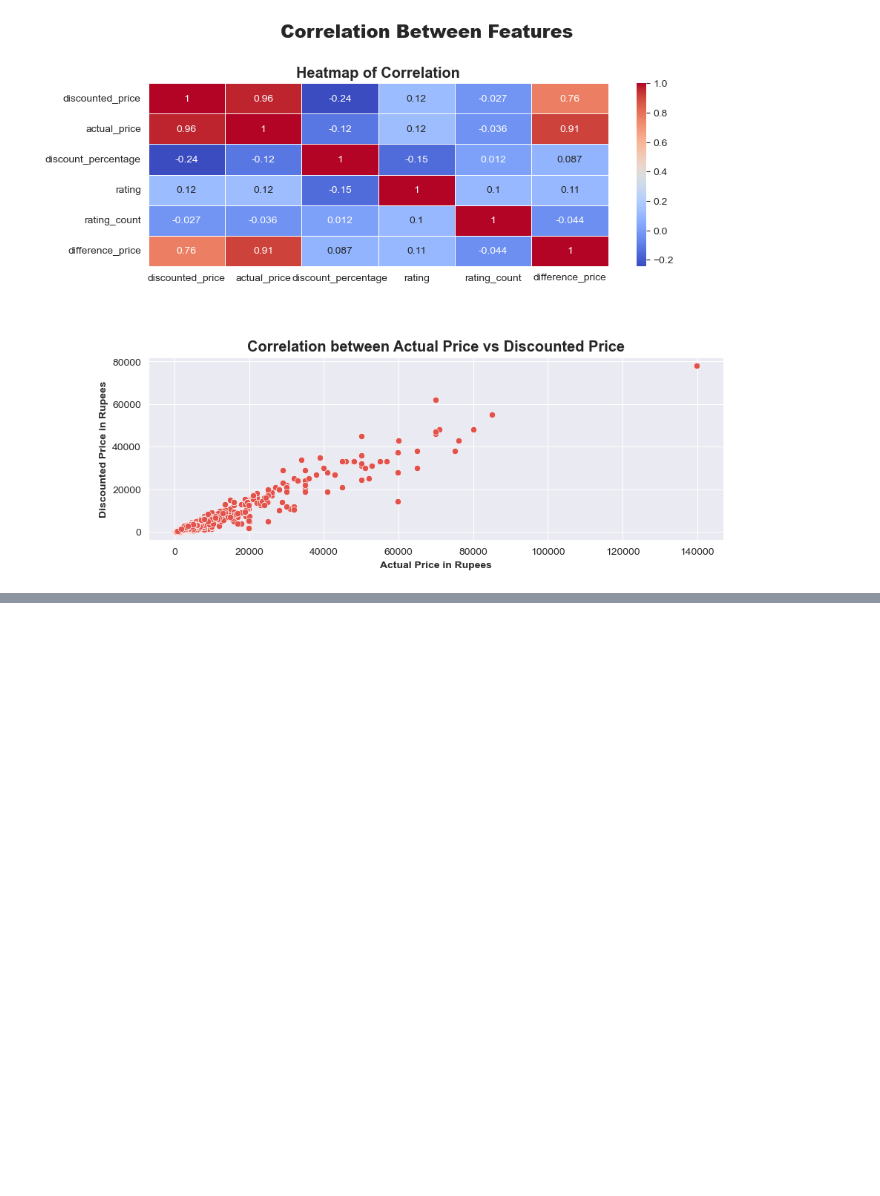
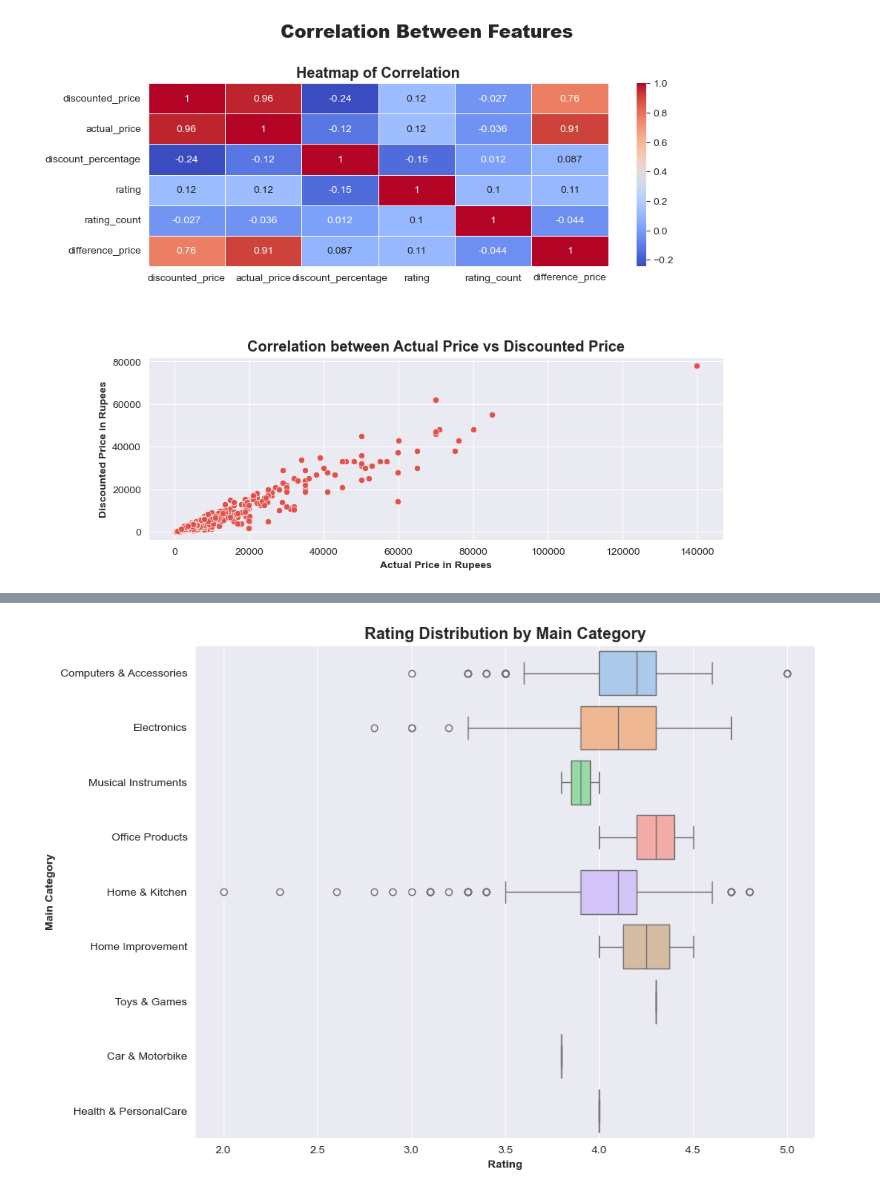
Before and after one commit to Seyone68/Amazon-Sales---Sentiment-Analysis, a Jupyter notebook: app/sales_eda.ipynb, the cells around one changed output, grey strips where cells are left out. Drawn from its saved outputs; the diff is of its cells as text; code cells hidden in the pictures; blank space fills up the shorter version.

```diff
--- a/app/sales_eda.ipynb
+++ b/app/sales_eda.ipynb
@@ -530,0 +555,12 @@ plt.show()
+# %%
+# Rating Distribution by Poduct Main Category
+fig, ax = plt.subplots(1, 1, figsize=(10, 8))
+
+sns.boxplot(ax=ax, y='category_1', x='rating', data=df1, palette='pastel')
+ax.set_title('Rating Distribution by Main Category', fontweight='bold', size='x-large')
+ax.set_xlabel('Rating', fontweight='bold')
+ax.set_ylabel('Main Category', fontweight='bold')
+
+plt.show()
+# %% [output]
+[figure, added]
```
Also changed, not shown: parts of 7 cells of this notebook.
